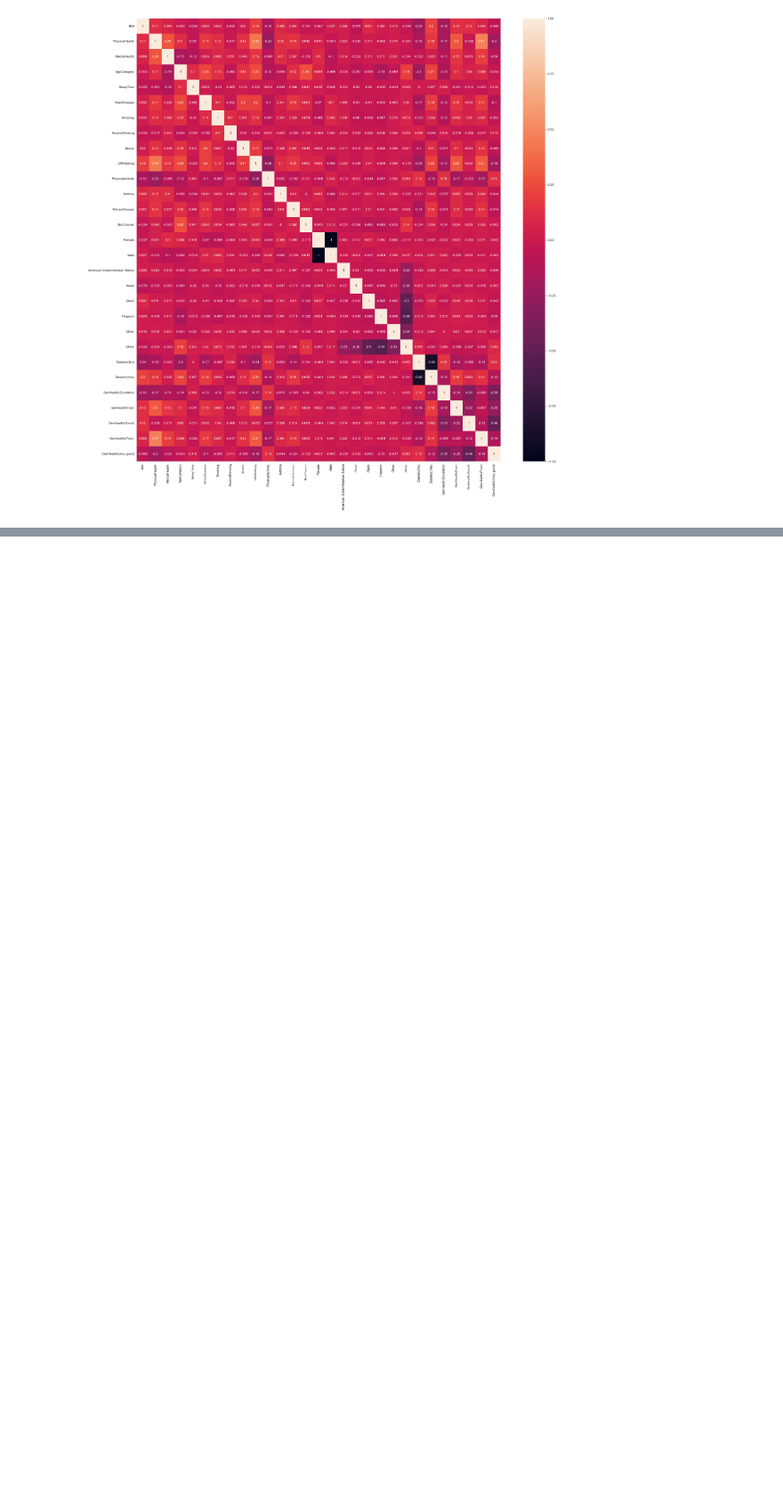
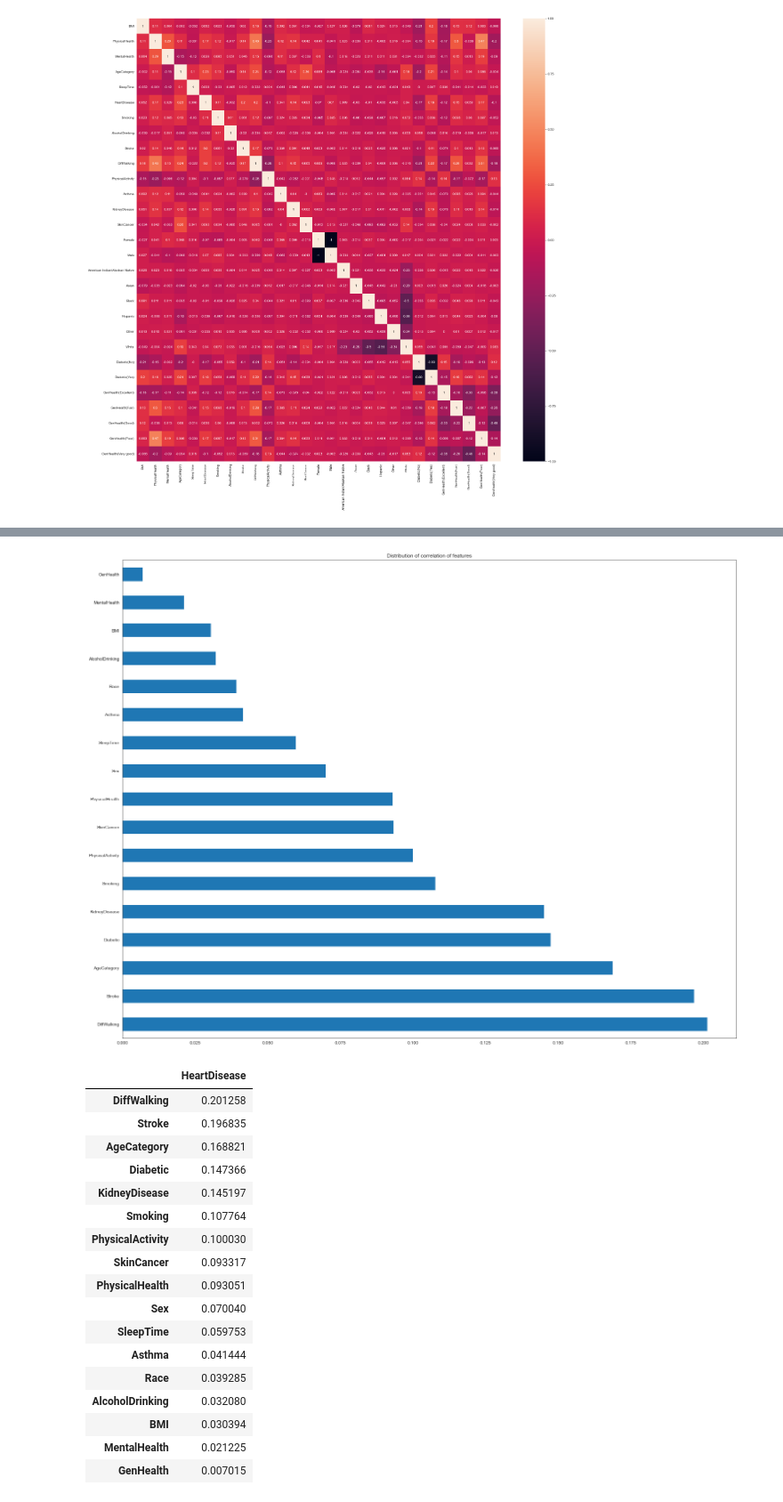
Before and after one commit to COGS118A/Group011-Sp22, a Jupyter notebook: Data Cleaning.ipynb, the cells around one changed output, grey strips where cells are left out. Shown: that part at 89% size. Saved outputs shown, nothing was run; the diff lists cells and outputs as text; code cells hidden in the pictures; blank space fills up the shorter version.

```diff
--- a/Data Cleaning.ipynb
+++ b/Data Cleaning.ipynb
@@ -323,0 +330,31 @@ corr_result
+# %%
+corr_result = pd.DataFrame(correlation.loc["HeartDisease"])
+corr_result = abs(corr_result.drop(["HeartDisease"]))
+corr_result = corr_result.sort_values("HeartDisease", ascending = False)
+sns.set_style('white')
+sns.set_palette('tab10')
+plt.figure(figsize = (25,20))
+plt.title('Distribution of correlation of features')
+abs(corr_result['HeartDisease']).plot.barh()
+plt.show()
+corr_result
+# %% [output]
+[figure, added]
+|  | HeartDisease |
+| DiffWalking | 0.201258 |
+| Stroke | 0.196835 |
+| AgeCategory | 0.168821 |
+| Diabetic | 0.147366 |
+| KidneyDisease | 0.145197 |
+| Smoking | 0.107764 |
+| PhysicalActivity | 0.100030 |
+| SkinCancer | 0.093317 |
+| PhysicalHealth | 0.093051 |
+| Sex | 0.070040 |
+| SleepTime | 0.059753 |
+| Asthma | 0.041444 |
+| Race | 0.039285 |
+| AlcoholDrinking | 0.032080 |
+| BMI | 0.030394 |
+| MentalHealth | 0.021225 |
+| GenHealth | 0.007015 |
```
Also changed, not shown: parts of 3 cells of this notebook.
